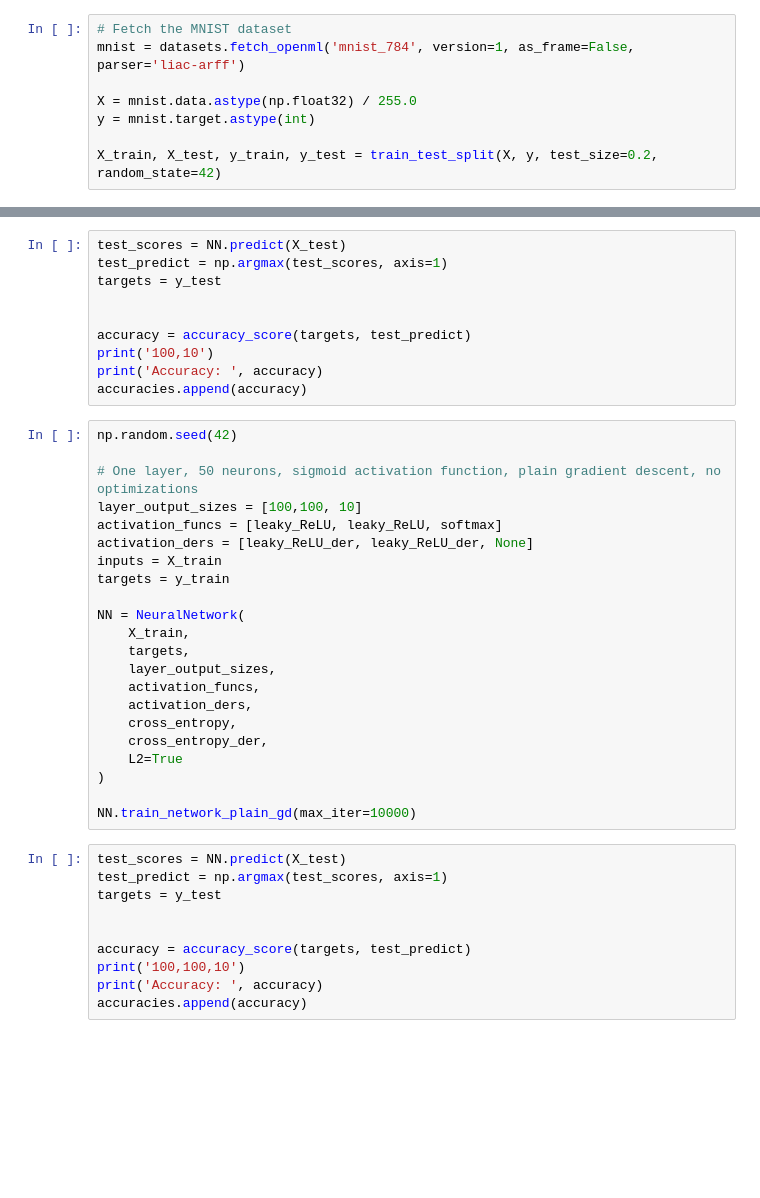
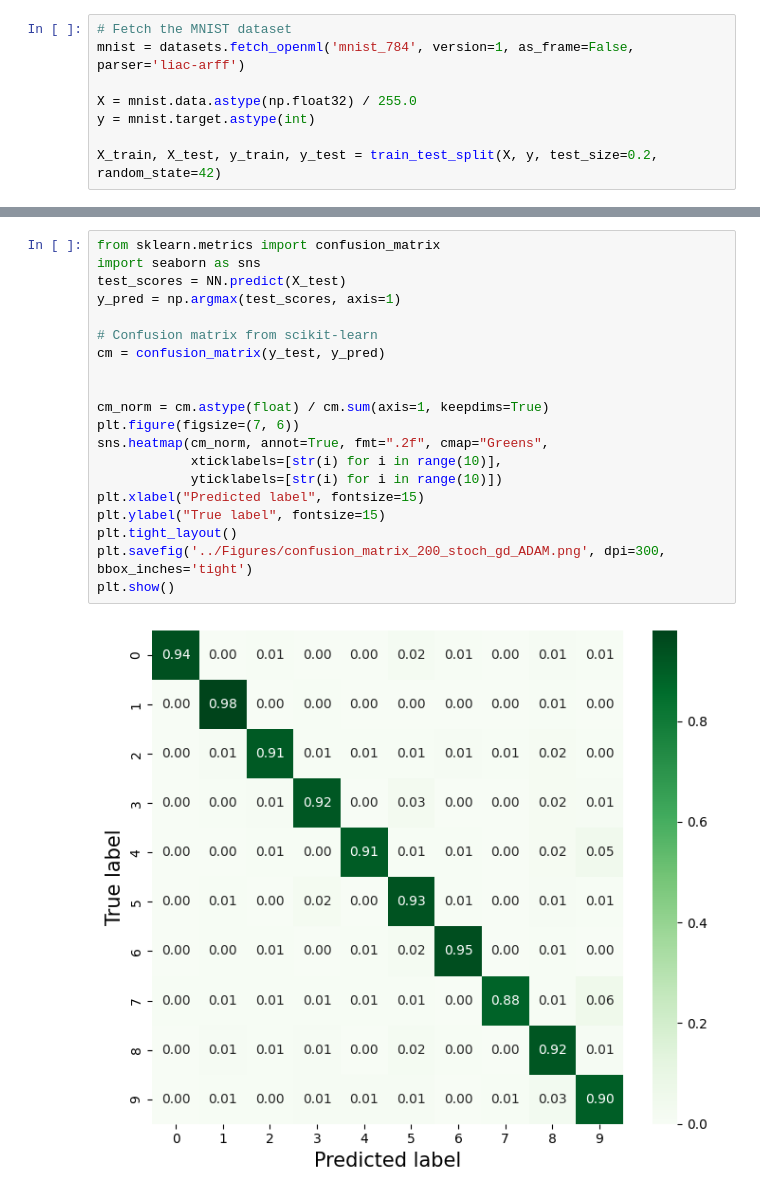
Before and after one commit to m-nader/FYS-STK4155-group14, a Jupyter notebook: project_2/Code/neuralnetwork_mnist.ipynb, the cells around one changed output, grey strips where cells are left out. Saved outputs shown, nothing was run; the diff lists cells and outputs as text; blank space fills up the shorter version.

```diff
--- a/project_2/Code/neuralnetwork_mnist.ipynb
+++ b/project_2/Code/neuralnetwork_mnist.ipynb
@@ -118,42 +112,22 @@ NN.train_network_plain_gd(max_iter=10000)
-# %%
-test_scores = NN.predict(X_test)
-test_predict = np.argmax(test_scores, axis=1)
-targets = y_test
-
-
-accuracy = accuracy_score(targets, test_predict)
-print('100,10')
-print('Accuracy: ', accuracy)
-accuracies.append(accuracy)
-# %%
-np.random.seed(42)
-
-# One layer, 50 neurons, sigmoid activation function, plain gradient descent, no optimizations
-layer_output_sizes = [100,100, 10]
-activation_funcs = [leaky_ReLU, leaky_ReLU, softmax]
-activation_ders = [leaky_ReLU_der, leaky_ReLU_der, None]
-inputs = X_train
-targets = y_train
-
-NN = NeuralNetwork(
-    X_train,
-    targets,
-    layer_output_sizes,
-    activation_funcs,
-    activation_ders,
-    cross_entropy,
-    cross_entropy_der,
-    L2=True
-)
-
-NN.train_network_plain_gd(max_iter=10000)
-# %%
-test_scores = NN.predict(X_test)
-test_predict = np.argmax(test_scores, axis=1)
-targets = y_test
-
-
-accuracy = accuracy_score(targets, test_predict)
-print('100,100,10')
-print('Accuracy: ', accuracy)
-accuracies.append(accuracy)
+# %%
+from sklearn.metrics import confusion_matrix
+import seaborn as sns
+test_scores = NN.predict(X_test)
+y_pred = np.argmax(test_scores, axis=1)
+
+# Confusion matrix from scikit-learn
+cm = confusion_matrix(y_test, y_pred)
+
+
+cm_norm = cm.astype(float) / cm.sum(axis=1, keepdims=True)
+plt.figure(figsize=(7, 6))
+sns.heatmap(cm_norm, annot=True, fmt=".2f", cmap="Greens",
+            xticklabels=[str(i) for i in range(10)],
+            yticklabels=[str(i) for i in range(10)])
+plt.xlabel("Predicted label", fontsize=15)
+plt.ylabel("True label", fontsize=15)
+plt.tight_layout()
+plt.savefig('../Figures/confusion_matrix_200_stoch_gd_ADAM.png', dpi=300, bbox_inches='tight')
+plt.show()
+# %% [output]
+[figure, added]
```
Also changed, not shown: parts of 12 cells of this notebook, 1 other file.
